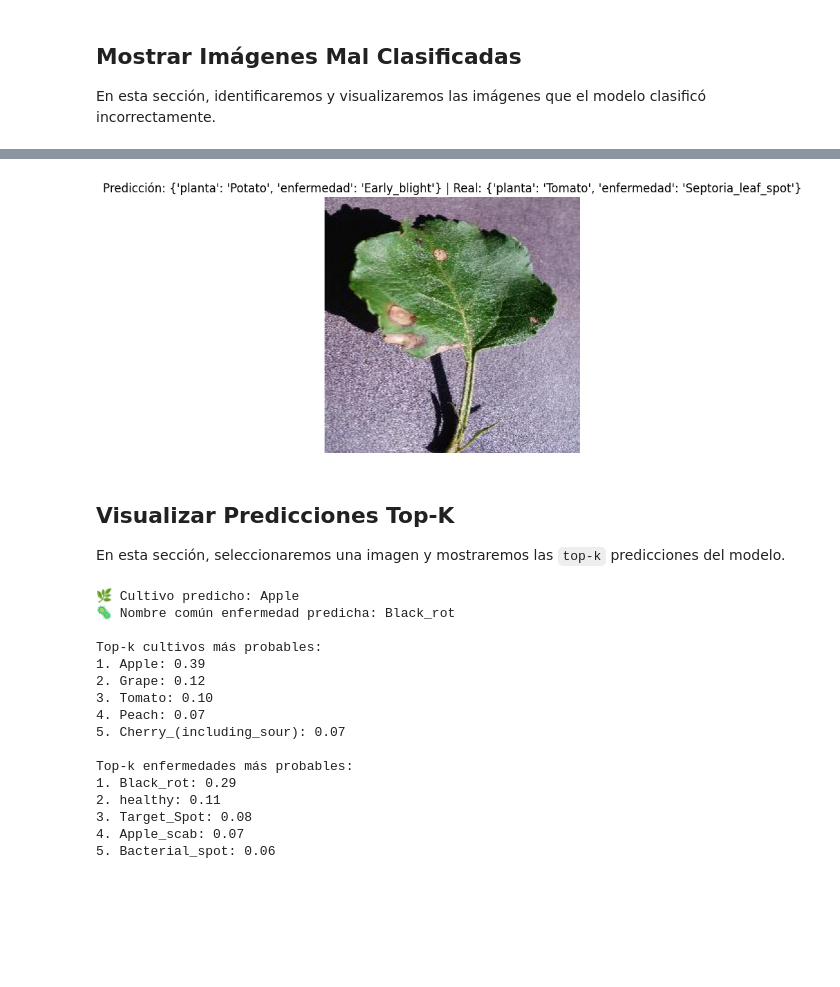
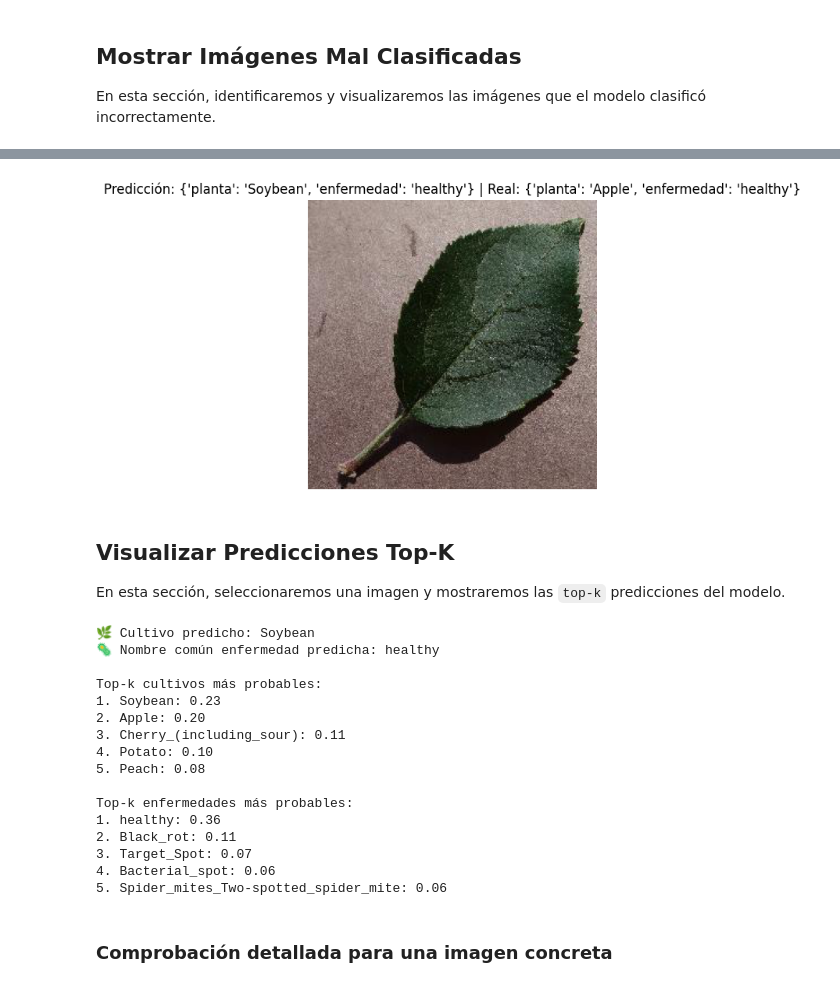
Before and after one commit to PabloRalloFes/RepoPlantas, a Jupyter notebook: notebooks/misclassified_and_topk.ipynb, the cells around one changed output, grey strips where cells are left out. Drawn from its saved outputs; the diff is of its cells as text; code cells hidden in the pictures; blank space fills up the shorter version.

```diff
--- a/notebooks/misclassified_and_topk.ipynb
+++ b/notebooks/misclassified_and_topk.ipynb
@@ -35,7 +35,7 @@ En esta sección, identificaremos y visualizaremos las imágenes que el modelo c
 # %%
 # Función para cargar imágenes mal clasificadas
 def load_misclassified_images(experiment_path):
-    misclassified_path = os.path.join(experiment_path, "results/misclassified.json")
+    misclassified_path = os.path.join(experiment_path, "results/misclassified_test.json")
     if not os.path.exists(misclassified_path):
         print(f"⚠️ No se encontró el archivo de imágenes mal clasificadas en: {misclassified_path}")
         return []
@@ -48,7 +48,7 @@ experiment = "color50"  # Cambiar por el experimento deseado
 misclassified_images = load_misclassified_images(os.path.join(EXPERIMENTS_PATH, experiment))
 
 # Mostrar las primeras 5 imágenes mal clasificadas
-for img_info in misclassified_images[:5]:
+for img_info in misclassified_images[10:15]:
     img_path = os.path.join(EXPERIMENTS_PATH, experiment, "images", img_info["filename"])
     img = Image.open(img_path)
     plt.imshow(img)
@@ -64,36 +64,36 @@ for img_info in misclassified_images[:5]:
 # %%
 # Visualizar etiquetas reales y predichas de una imagen específica
 
 def visualize_image_labels(image_path, experiment_path):
     # Ensure the function `load_misclassified_images` is defined before calling it
     def load_misclassified_images(experiment_path):
-        misclassified_path = os.path.join(experiment_path, "results/misclassified.json")
+        misclassified_path = os.path.join(experiment_path, "results/misclassified_test.json")
         if not os.path.exists(misclassified_path):
             print(f"⚠️ No se encontró el archivo de imágenes mal clasificadas en: {misclassified_path}")
             return []
 
         with open(misclassified_path, "r") as f:
             return json.load(f)
 
     misclassified_images = load_misclassified_images(experiment_path)
 
     for img_info in misclassified_images:
         if os.path.basename(image_path) == os.path.basename(img_info["filename"]):
             img = Image.open(image_path)
             plt.imshow(img)
             plt.title(f"Predicción: {img_info['predicted']} | Real: {img_info['actual']}")
             plt.axis("off")
             plt.show()
             return
 
     print(f"⚠️ La imagen {image_path} no se encuentra en las mal clasificadas.")
 
 # Ejemplo de uso
-image_path = os.path.join(ROOT, "imagenes/ee118368-3be8-3bca-bc08-17309040b81b.png")  # Cambiar por la ruta relativa de la imagen
+image_path = os.path.join(ROOT, "imagenes\\3b71b5bf-681c-3504-bbbb-e77c0e8742ce.png")  # Cambiar por la ruta relativa de la imagen
 experiment_path = os.path.join(EXPERIMENTS_PATH, "color50")  # Cambiar por el experimento deseado
 visualize_image_labels(image_path, experiment_path)
 # %% [output]
-[figure, old version]
+[figure, new version]
 # %% [markdown]
 ## Visualizar Predicciones Top-K
 
@@ -188,23 +188,25 @@ def predict_image(image_path, experiment_path, top_k=5, known_planta=None):
         print(f"{rank}. {enfermedad}: {prob:.2f}")
 
 # Ejemplo de uso
-image_path = os.path.join(ROOT, "imagenes/ee118368-3be8-3bca-bc08-17309040b81b.png")  # Cambiar por la ruta relativa de la imagen
+image_path = os.path.join(ROOT, "imagenes/3b71b5bf-681c-3504-bbbb-e77c0e8742ce.png")  # Cambiar por la ruta relativa de la imagen
 experiment_path = os.path.join(ROOT, "experiments/color50")  # Cambiar por la ruta relativa del experimento
 predict_image(image_path, experiment_path, top_k=TOP_K)
 # %% [output]
-🌿 Cultivo predicho: Apple
-🦠 Nombre común enfermedad predicha: Black_rot
+🌿 Cultivo predicho: Soybean
+🦠 Nombre común enfermedad predicha: healthy
 
 Top-k cultivos más probables:
-1. Apple: 0.39
-2. Grape: 0.12
-3. Tomato: 0.10
-4. Peach: 0.07
-5. Cherry_(including_sour): 0.07
+1. Soybean: 0.23
+2. Apple: 0.20
+3. Cherry_(including_sour): 0.11
+4. Potato: 0.10
+5. Peach: 0.08
 
 Top-k enfermedades más probables:
-1. Black_rot: 0.29
-2. healthy: 0.11
-3. Target_Spot: 0.08
-4. Apple_scab: 0.07
-5. Bacterial_spot: 0.06
+1. healthy: 0.36
+2. Black_rot: 0.11
+3. Target_Spot: 0.07
+4. Bacterial_spot: 0.06
+5. Spider_mites_Two-spotted_spider_mite: 0.06
+# %% [markdown]
+### Comprobación detallada para una imagen concreta
```
Also changed, not shown: parts of 2 cells of this notebook, 12 other files.
